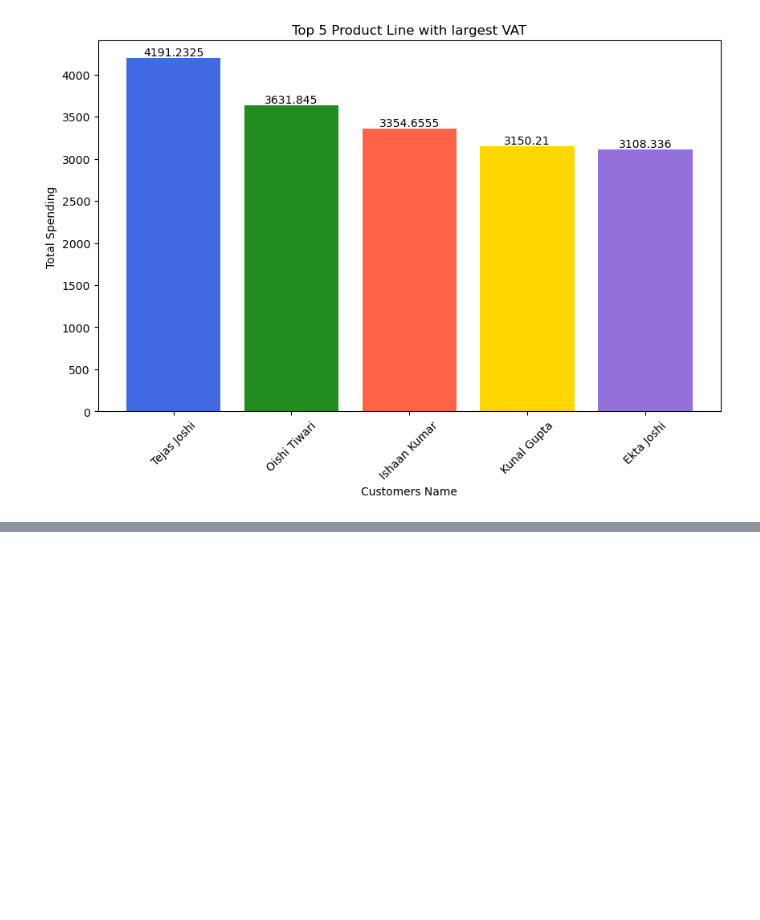
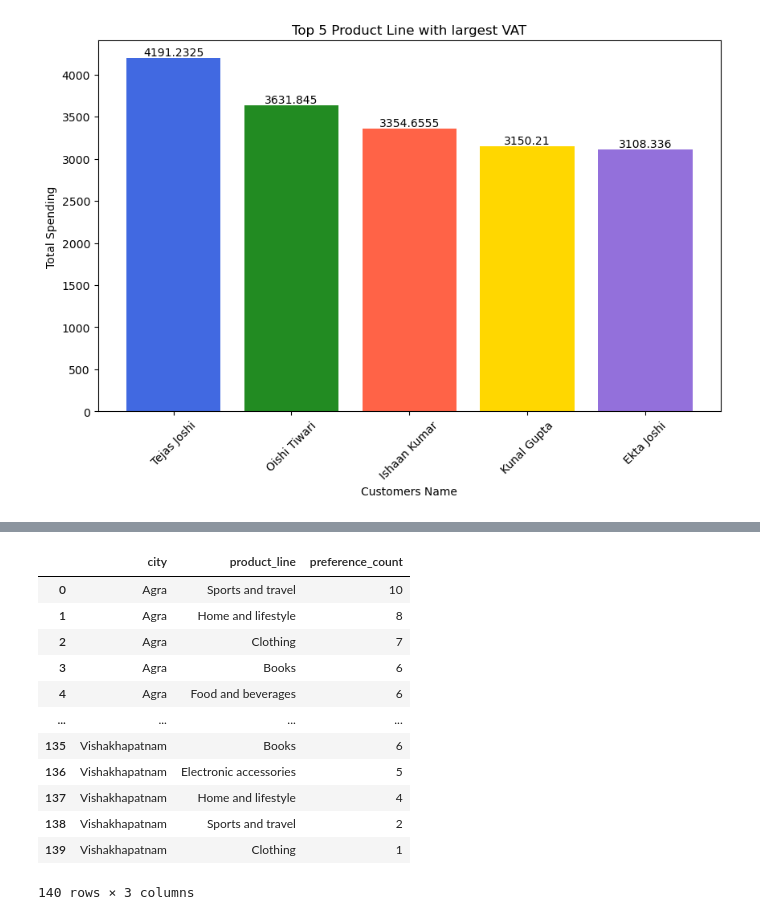
Before and after one commit to manthanvarma/walmart_sales_analysis, a Jupyter notebook: walmart_sales_analysis.ipynb, the cells around one changed output, grey strips where cells are left out. Drawn from its saved outputs; the diff is of its cells as text; code cells hidden in the pictures; blank space fills up the shorter version.

```diff
--- a/walmart_sales_analysis.ipynb
+++ b/walmart_sales_analysis.ipynb
@@ -523,0 +553,20 @@ plt.show()
+# %%
+# to check if customer preference vary across different cities
+
+query = 'select city, product_line, count(*) as preference_count from wmsales group by city, product_line order by city, preference_count desc'
+df = pd.read_sql(query, con=engine)
+df
+# %% [output]
+|  | city | product_line | preference_count |
+| 0 | Agra | Sports and travel | 10 |
+| 1 | Agra | Home and lifestyle | 8 |
+| 2 | Agra | Clothing | 7 |
+| 3 | Agra | Books | 6 |
+| 4 | Agra | Food and beverages | 6 |
+| ... | ... | ... | ... |
+| 135 | Vishakhapatnam | Books | 6 |
+| 136 | Vishakhapatnam | Electronic accessories | 5 |
+| 137 | Vishakhapatnam | Home and lifestyle | 4 |
+| 138 | Vishakhapatnam | Sports and travel | 2 |
+| 139 | Vishakhapatnam | Clothing | 1 |
+140 rows × 3 columns
```
Also changed, not shown: parts of 6 cells of this notebook, 1 other file.
